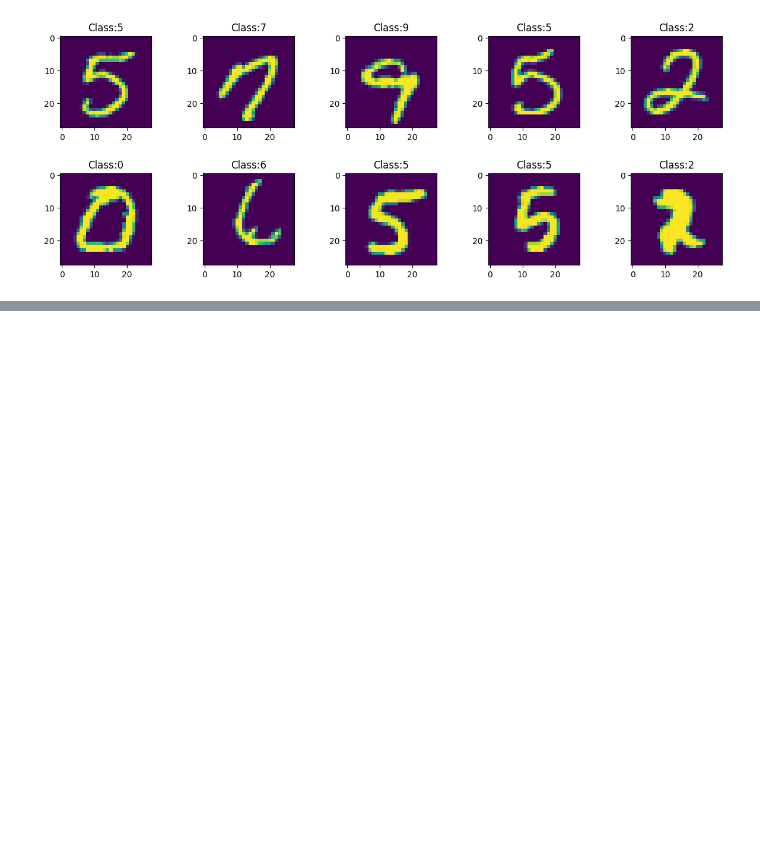
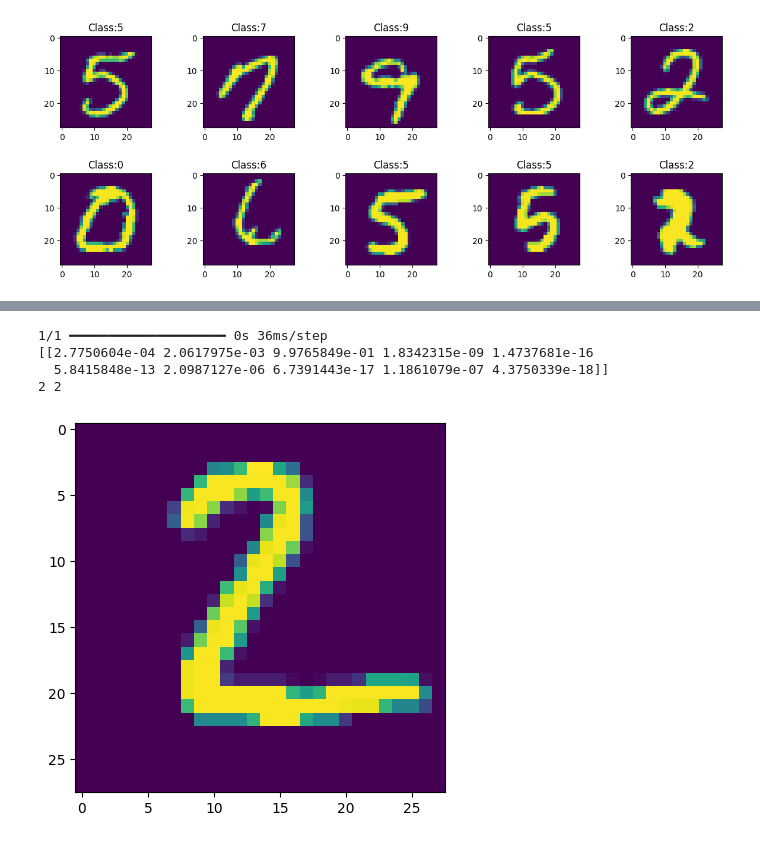
Before and after one commit to Nguyen-Quoc-An/TH_DeepLearning, a Jupyter notebook: Lab4_CNN.ipynb, the cells around one changed output, grey strips where cells are left out. Drawn from its saved outputs; the diff is of its cells as text; code cells hidden in the pictures; blank space fills up the shorter version.

```diff
--- a/Lab4_CNN.ipynb
+++ b/Lab4_CNN.ipynb
@@ -100,0 +148,13 @@ model.compole(op)
+# %%
+predict = model.predict(X_test[:1])
+print(predict)
+print(np.argmax(predict), np.argmax(y_test[0]))
+
+plt.imshow(X_test[:1].reshape(28, 28))
+plt.show()
+# %% [output]
+1/1 ━━━━━━━━━━━━━━━━━━━━ 0s 36ms/step
+[[2.7750604e-04 2.0617975e-03 9.9765849e-01 1.8342315e-09 1.4737681e-16
+  5.8415848e-13 2.0987127e-06 6.7391443e-17 1.1861079e-07 4.3750339e-18]]
+2 2
+[figure, added]
```
Also changed, not shown: parts of 7 cells of this notebook.
